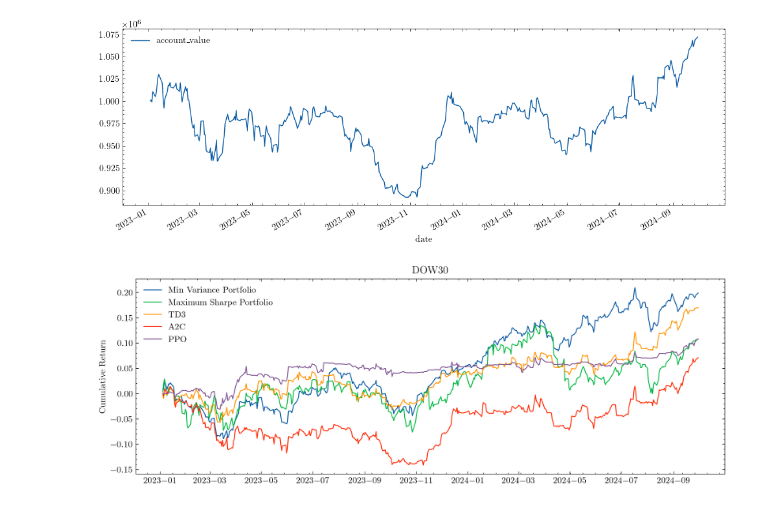
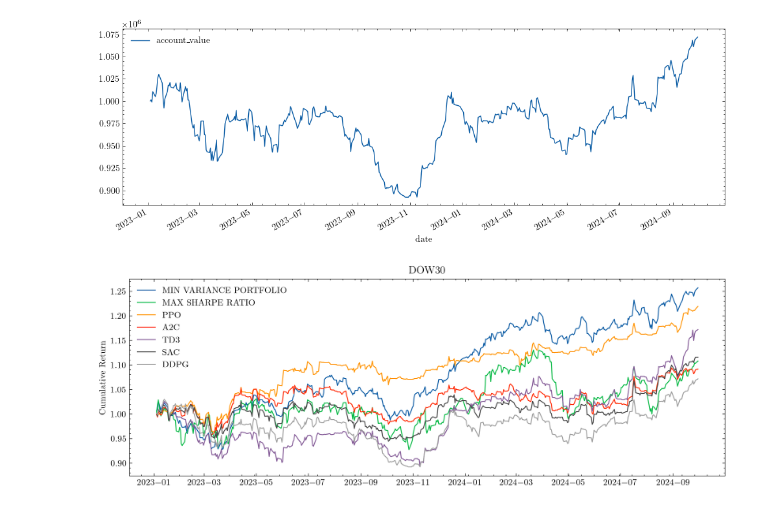
Before and after one commit to Versus-91/Thesis, a Jupyter notebook: main.ipynb, the cells around one changed output. Saved outputs shown, nothing was run; the diff lists cells and outputs as text; code cells hidden in the pictures.

```diff
--- a/main.ipynb
+++ b/main.ipynb
@@ -361,43 +245,30 @@ with plt.style.context('science','ieee'):
     td3_predictions[0][0].plot(x='date',y='account_value',figsize=(12,4))
 # %% [output]
 [figure]
-# %%
-from pypfopt import expected_returns
-
-df = processed_dax.copy()
-df = df.sort_values(['date', 'tic'], ignore_index=True)
-df.index = df.date.factorize()[0]
-cov_list = []
-mu= []
-# look back is one year
-lookback = 252
-for i in range(lookback, len(df.index.unique())):
-    data_lookback = df.loc[i-lookback:i, :]
-    price_lookback = data_lookback.pivot_table(
-        index='date', columns='tic', values='close')
-    return_lookback = price_lookback.pct_change().dropna()
-    covs = return_lookback.cov().values
-    mu.append(expected_returns.mean_historical_return(price_lookback))
-    cov_list.append(covs)
-df_cov = pd.DataFrame(
-{'time': df.date.unique()[lookback:], 'cov_list': cov_list,'returns':mu})
-df = df.merge(df_cov, left_on='date',right_on='time')
+# %%
+from utils import baseline
+
+
+results = baseline(processed_dax, INDICATORS, TEST_START_DATE, TEST_END_DATE)
 # %%
 
 
 
 with plt.style.context('science','ieee'):
 
     plt.figure(figsize=(12,4),dpi=300)
-    plt.plot(markowitz_history_df.date,(markowitz_history_df.total_assets.pct_change() +1).cumprod() -1,label='Min Variance Portfolio')
-    plt.plot(performance_sharpe.date,(performance_sharpe.total_assets.pct_change() +1).cumprod()-1,label='Maximum Sharpe Portfolio')
-    plt.plot(td3_predictions[0].date,(td3_predictions[0].account_value.pct_change() +1).cumprod()-1,label='TD3')
-    plt.plot(a2c_predictions[0].date,(a2c_predictions[0].account_value.pct_change() +1).cumprod()-1,label='A2C')
-    plt.plot(ppo_predictions[0].date,(ppo_predictions[0].account_value.pct_change() +1).cumprod()-1,label='PPO')
+    for i,item in enumerate(results):
+        plt.plot(item['test'][0].get('date'),(item['test'][0].get('account').pct_change()+ 1 ).cumprod(),label=str(item['name']).upper())
+    plt.plot(ppo_predictions['account']['date'],(ppo_predictions['account']['account_value'].pct_change()+ 1 ).cumprod(),label='PPO')
+    plt.plot(a2c_predictions['account']['date'],(a2c_predictions['account']['account_value'].pct_change()+ 1 ).cumprod(),label='A2C')
+    plt.plot(td3_predictions['account']['date'],(td3_predictions['account']['account_value'].pct_change()+ 1 ).cumprod(),label='TD3')
+    plt.plot(sac_predictions['account']['date'],(sac_predictions['account']['account_value'].pct_change()+ 1 ).cumprod(),label='SAC')
+    plt.plot(ddpg_predictions['account']['date'],(ddpg_predictions['account']['account_value'].pct_change()+ 1 ).cumprod(),label='DDPG')
+
     plt.legend()
 
     plt.ylabel('Cumulative Return')
     plt.title('DOW30')
     plt.show()
 # %% [output]
-[figure, old version]
+[figure, new version]
```
Also changed, not shown: parts of 19 cells of this notebook, 2 other files.
